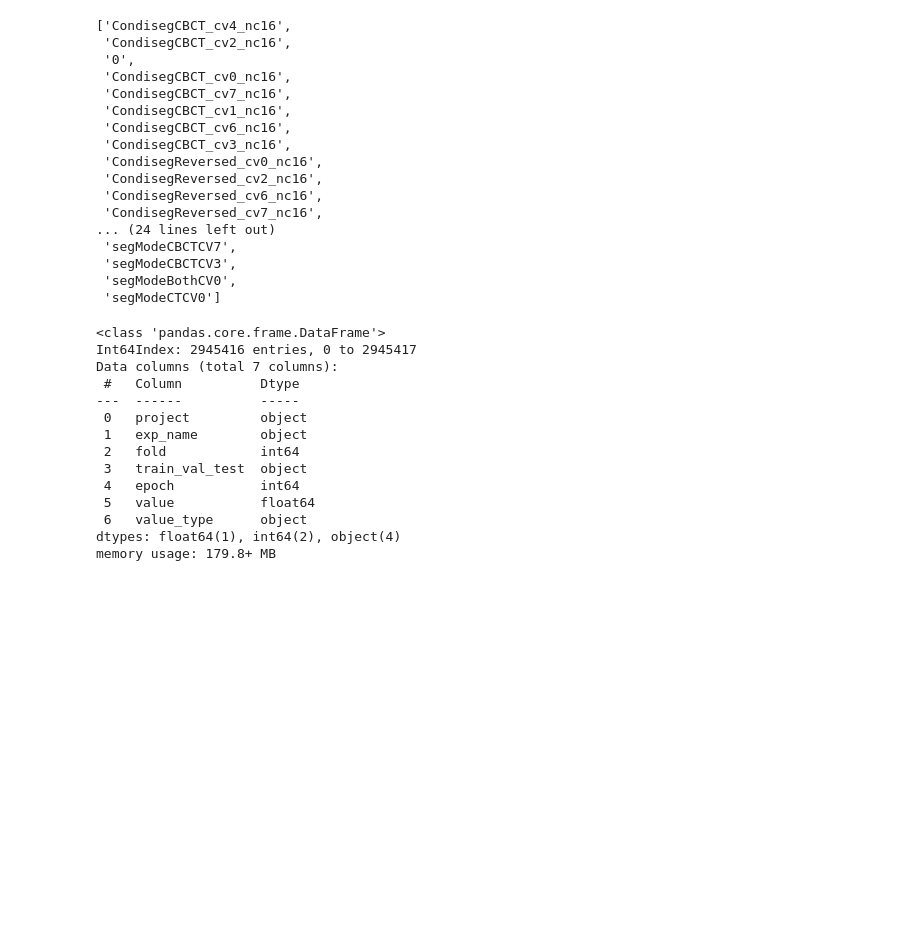
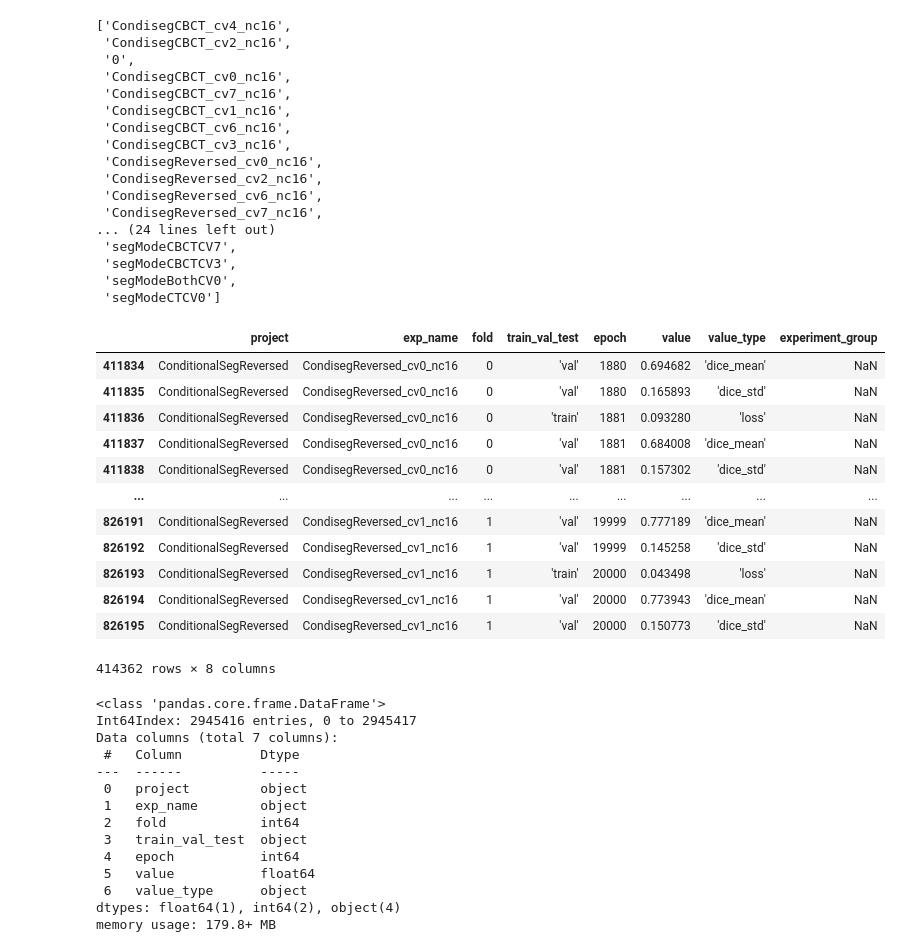
Before and after one commit to bottyBotz/conditional_segmentation_thesis, a Jupyter notebook: analysis.ipynb, the cells around one changed output. Saved outputs shown, nothing was run; the diff lists cells and outputs as text; code cells hidden in the pictures; blank space fills up the shorter version.

```diff
--- a/analysis.ipynb
+++ b/analysis.ipynb
@@ -155,6 +155,22 @@ df.drop(df[df['exp_name'] =='0'].index, inplace=True)
 df[df['project'].isna()] = 'ConditionalSegReversed'
 # %%
 df.drop(df[df['exp_name'] == 'ConditionalSegReversed'].index, inplace=True)
+# %%
+df[df['project'] == 'ConditionalSegReversed']
+# %% [output]
+|  | project | exp_name | fold | train_val_test | epoch | value | value_type | experiment_group |
+| 411834 | ConditionalSegReversed | CondisegReversed_cv0_nc16 | 0 | 'val' | 1880 | 0.694682 | 'dice_mean' | NaN |
+| 411835 | ConditionalSegReversed | CondisegReversed_cv0_nc16 | 0 | 'val' | 1880 | 0.165893 | 'dice_std' | NaN |
+| 411836 | ConditionalSegReversed | CondisegReversed_cv0_nc16 | 0 | 'train' | 1881 | 0.093280 | 'loss' | NaN |
+| 411837 | ConditionalSegReversed | CondisegReversed_cv0_nc16 | 0 | 'val' | 1881 | 0.684008 | 'dice_mean' | NaN |
+| 411838 | ConditionalSegReversed | CondisegReversed_cv0_nc16 | 0 | 'val' | 1881 | 0.157302 | 'dice_std' | NaN |
+| ... | ... | ... | ... | ... | ... | ... | ... | ... |
+| 826191 | ConditionalSegReversed | CondisegReversed_cv1_nc16 | 1 | 'val' | 19999 | 0.777189 | 'dice_mean' | NaN |
+| 826192 | ConditionalSegReversed | CondisegReversed_cv1_nc16 | 1 | 'val' | 19999 | 0.145258 | 'dice_std' | NaN |
+| 826193 | ConditionalSegReversed | CondisegReversed_cv1_nc16 | 1 | 'train' | 20000 | 0.043498 | 'loss' | NaN |
+| 826194 | ConditionalSegReversed | CondisegReversed_cv1_nc16 | 1 | 'val' | 20000 | 0.773943 | 'dice_mean' | NaN |
+| 826195 | ConditionalSegReversed | CondisegReversed_cv1_nc16 | 1 | 'val' | 20000 | 0.150773 | 'dice_std' | NaN |
+414362 rows × 8 columns
 # %%
 #Convert Fields to correct type
 df['value'] = df['value'].astype(float)
```
Also changed, not shown: parts of 1 cell of this notebook.
